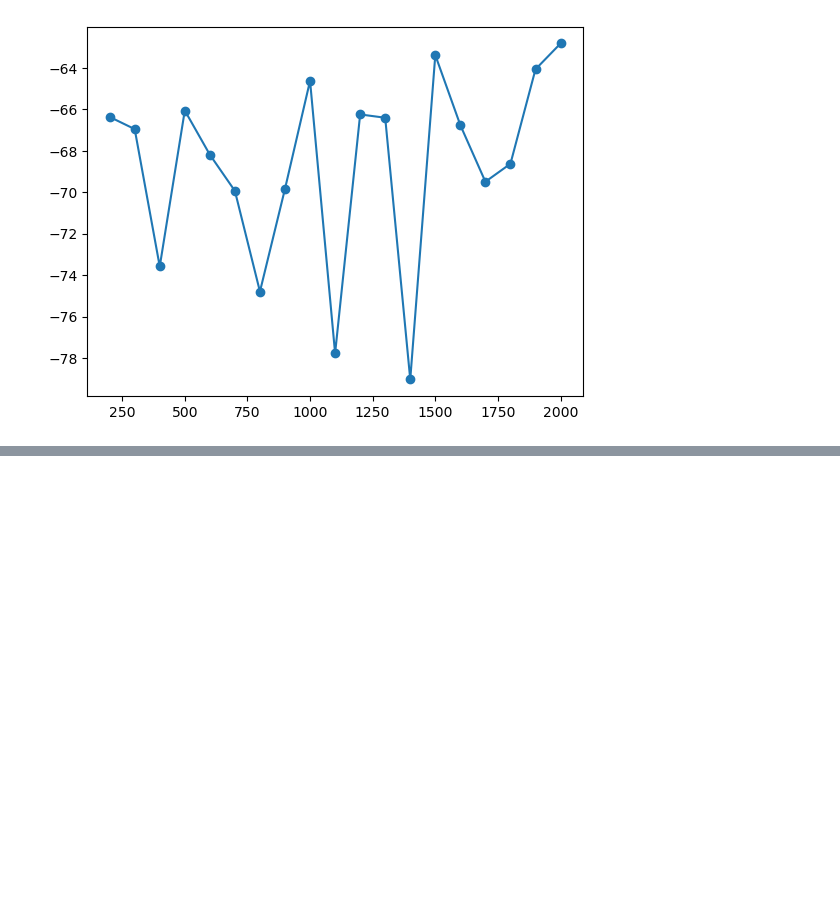
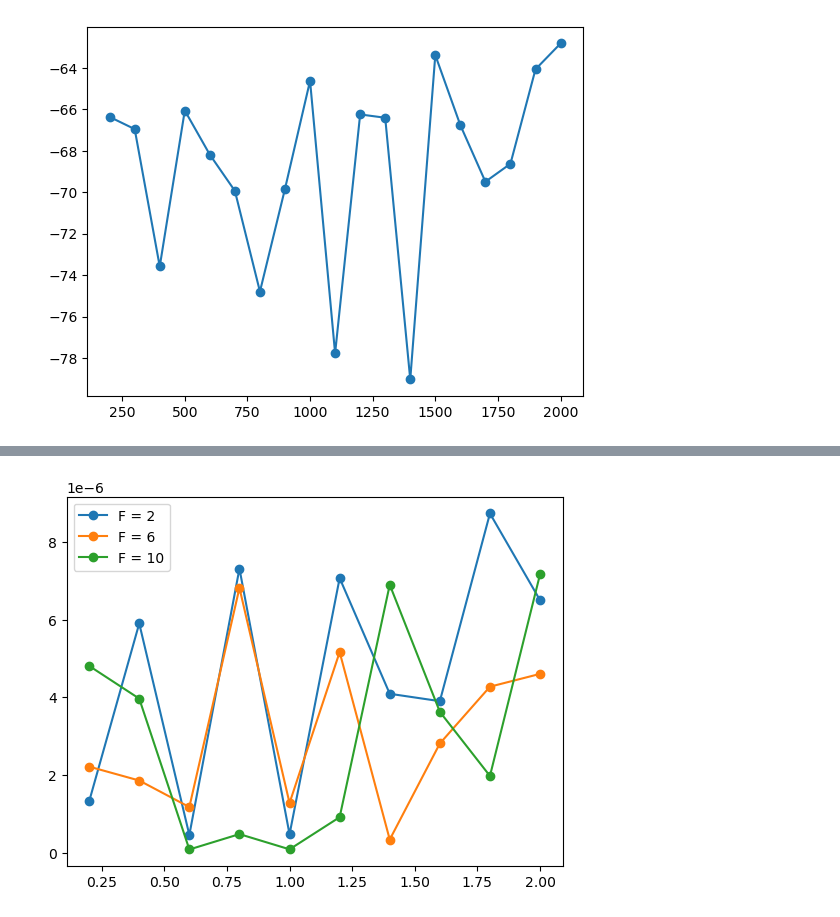
Before and after one commit to JiPang22/cell2, a Jupyter notebook: aa.ipynb, the cells around one changed output, grey strips where cells are left out. Cells and saved outputs as stored; diff of their text form; code cells hidden in the pictures; blank space fills up the shorter version.

```diff
--- a/aa.ipynb
+++ b/aa.ipynb
@@ -220,0 +306,40 @@ plt.plot(om_ext, A_om, marker='o')
+# %%
+import numpy as np
+import pandas as pd
+import matplotlib.pyplot as plt
+
+om_ext = [0.2, 0.4, 0.6, 0.8, 1.0, 1.2, 1.4, 1.6, 1.8, 2.0]  # 외부 주파수
+F_ext = [2, 6, 10]  # 외부 힘
+A_om = np.zeros(len(om_ext))
+
+dt = 1.e-7
+filename3 = '.csv'
+
+for n in range(len(F_ext)):
+    for k in range(len(om_ext)):  # 주파수 인덱스
+        filename2 = str(k).zfill(5)
+        filename1 = f'{F_ext[n]}/C1Trace'
+        filename = filename1 + filename2 + filename3
+
+        # CSV 파일 읽기 (50006줄까지 스킵)
+        df = pd.read_csv(filename, sep=',', skiprows=50006)
+
+        time = df.iloc[:, 0]
+        voltage = df.iloc[:, 1]
+
+        # 데이터 길이 확인
+        data_length = min(len(time), 50000)  # 실제 데이터 길이와 50000 중 작은 값 사용
+
+        sumRE = 0
+        sumIM = 0
+
+        # FFT 계산 (범위를 데이터 길이로 제한)
+        for i in range(data_length):
+            sumRE += dt * voltage[i] * np.cos(om_ext[k] * time[i])
+            sumIM += dt * voltage[i] * np.sin(om_ext[k] * time[i])
+
+        A_om[k] = np.sqrt(sumRE ** 2 + sumIM ** 2)  # 주파수 반응 저장
+    plt.plot(om_ext, A_om, marker='o', label=f'F = {F_ext[n]}')
+    plt.legend()
+# %% [output]
+[figure, added]
```
Also changed, not shown: parts of 15 cells of this notebook, 1 other file.
